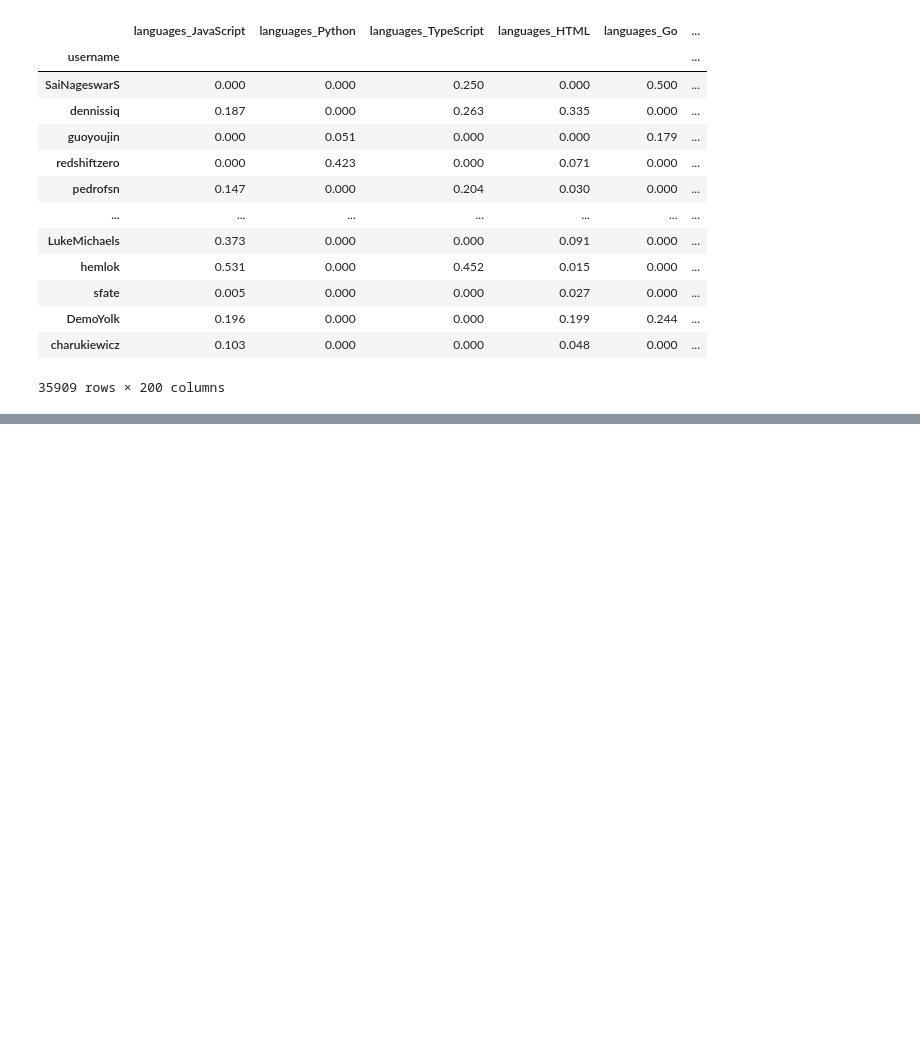
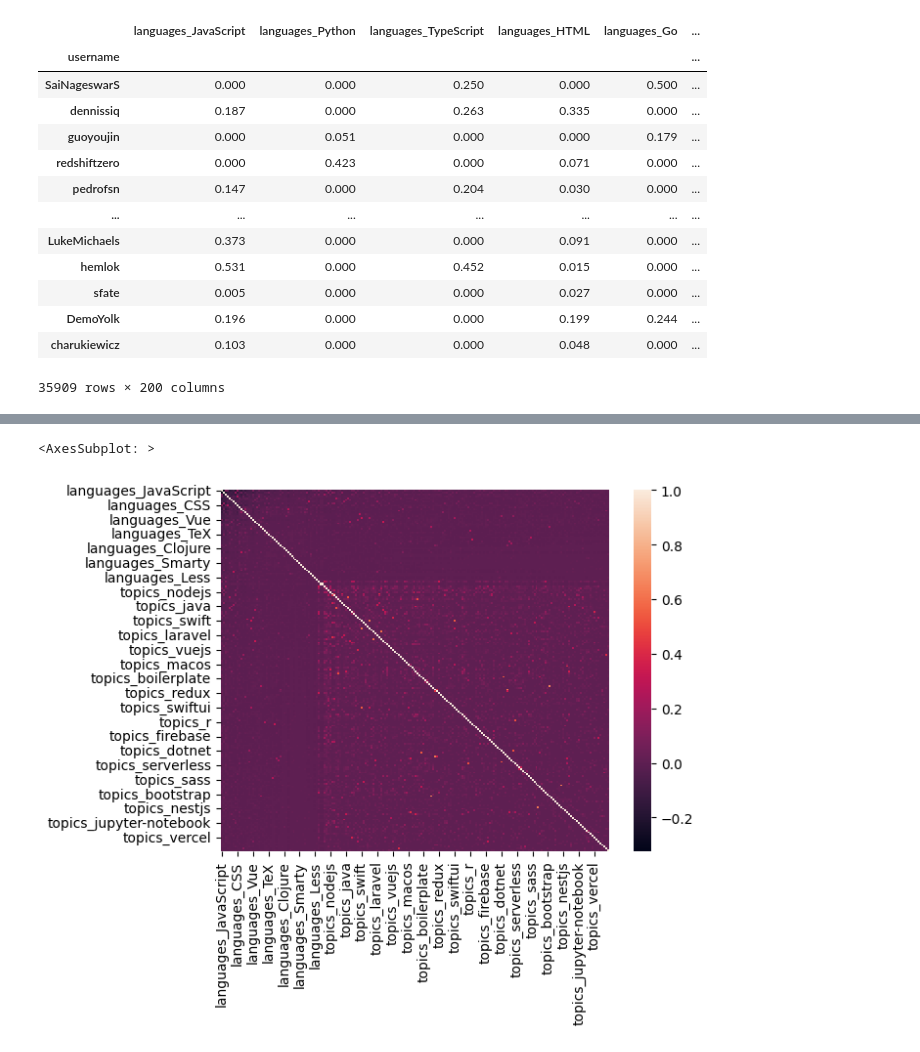
Before and after one commit to tugrulhkarabulut/github-job-title-prediction, a Jupyter notebook: data analysis.ipynb, the cells around one changed output, grey strips where cells are left out. Saved outputs shown, nothing was run; the diff lists cells and outputs as text; code cells hidden in the pictures; blank space fills up the shorter version.

```diff
--- a/data analysis.ipynb
+++ b/data analysis.ipynb
@@ -80,0 +94,5 @@ Name: kurechon, dtype: float64
+# %%
+sns.heatmap(features.corr())
+# %% [output]
+<AxesSubplot: >
+[figure, added]
```
Also changed, not shown: parts of 11 cells of this notebook, 11 other files.
